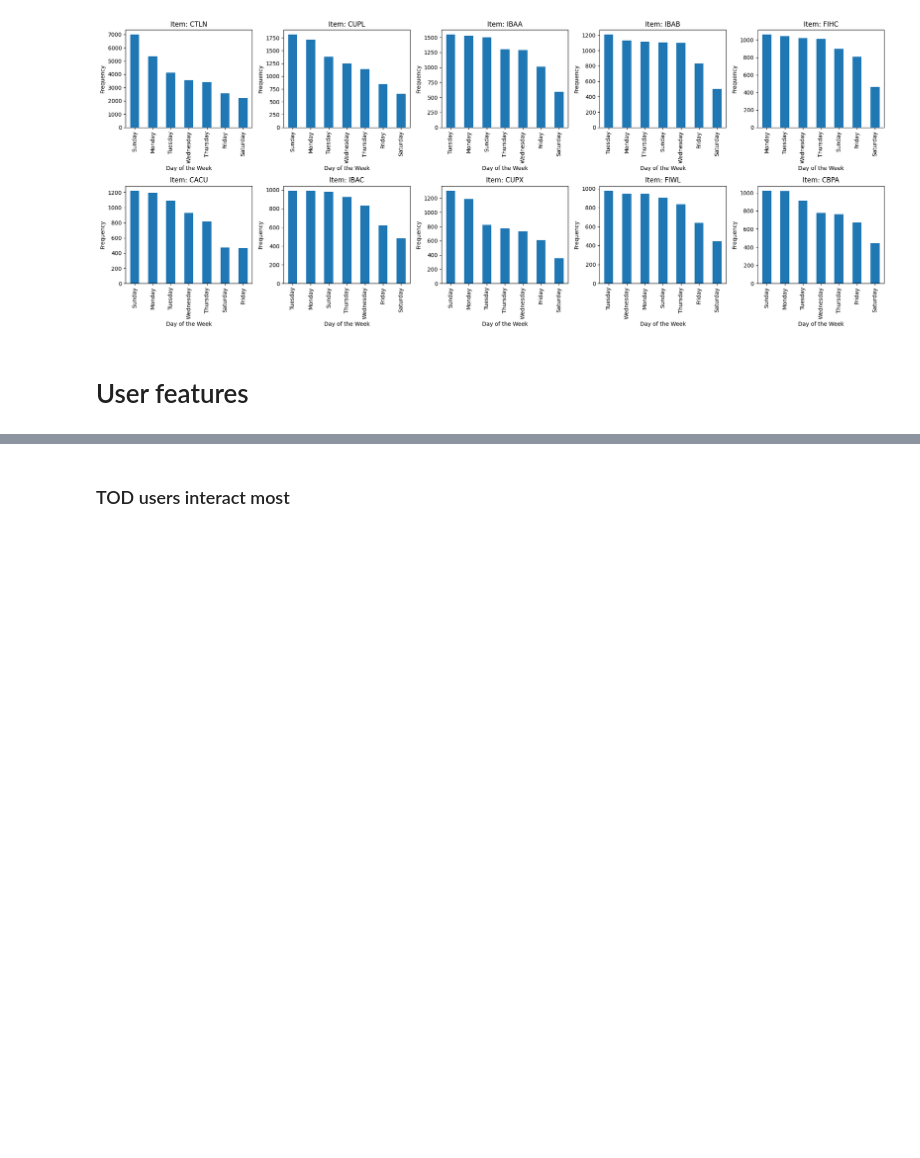
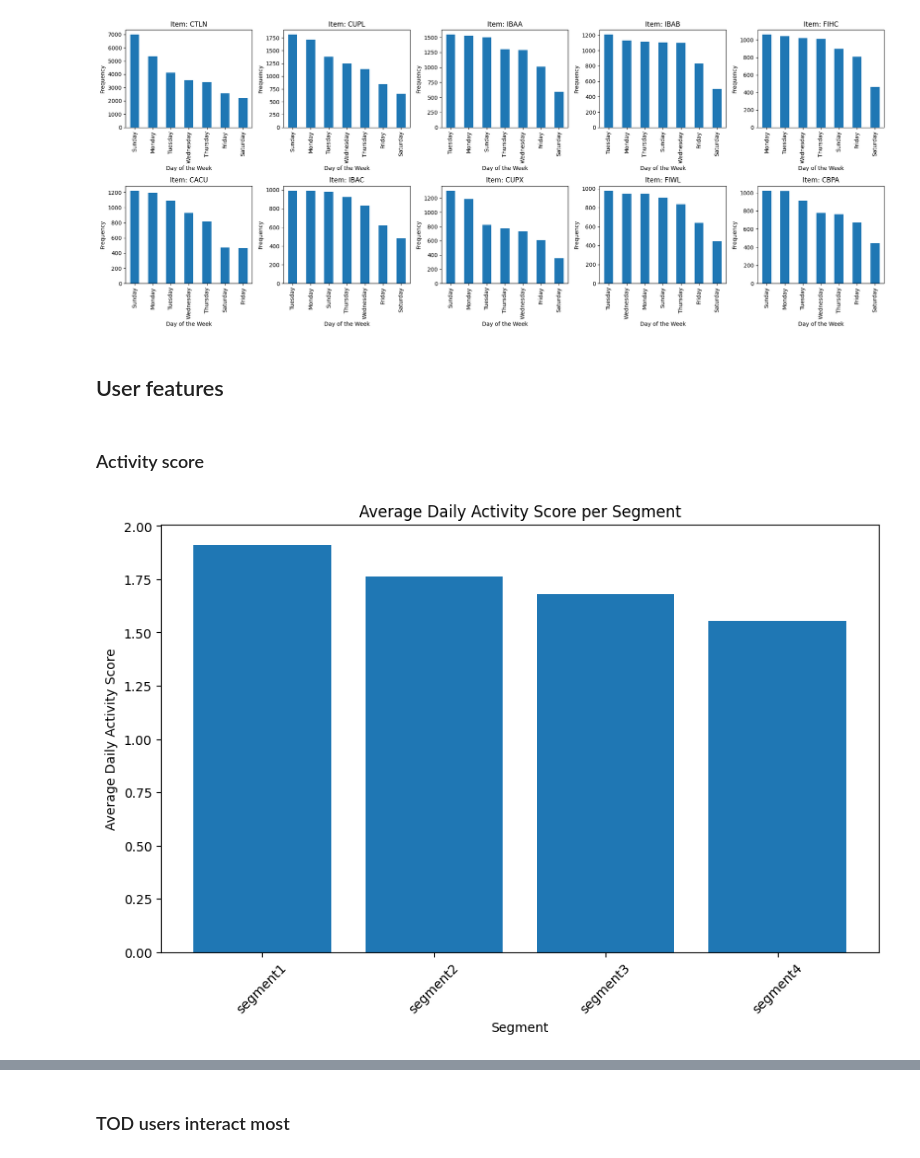
Before and after one commit to lizesteyn/FNBdataquest, a Jupyter notebook: LightFM_eda.ipynb, the cells around one changed output, grey strips where cells are left out. Cells and saved outputs as stored; diff of their text form; code cells hidden in the pictures; blank space fills up the shorter version.

```diff
--- a/LightFM_eda.ipynb
+++ b/LightFM_eda.ipynb
@@ -250,4 +318,38 @@ plt.show()
 # %% [output]
 [figure]
 # %% [markdown]
-# User features
+## User features
+# %% [markdown]
+### Activity score
+# %%
+# Add user daily activity score:
+# On days that they are active, how many interactions do they make?
+# Convert int_date to datetime
+data['int_date'] = pd.to_datetime(data['int_date'], format='%d%b%Y')
+
+# Group by idcol to calculate total interactions and unique active days
+user_interactions = data.groupby('idcol').size().reset_index(name='total_interactions')
+active_days = data.groupby('idcol')['int_date'].nunique().reset_index(name='unique_active_days')
+
+# Merge the results to calculate daily_activity_score
+user_activity = pd.merge(user_interactions, active_days, on='idcol')
+user_activity['daily_activity_score'] = user_activity['total_interactions'] / user_activity['unique_active_days']
+
+# Merge the daily_activity_score back to the original DataFrame
+data2 = pd.merge(data, user_activity[['idcol', 'daily_activity_score']], on='idcol', how='left')
+
+data2.head(10)
+
+# Calculate the mean daily activity score per segment
+segment_activity_rate = data2.groupby('segment')['daily_activity_score'].mean().reset_index()
+
+# Plot the activity score per segment
+plt.figure(figsize=(10, 6))
+plt.bar(segment_activity_rate['segment'], segment_activity_rate['daily_activity_score'])
+plt.xlabel('Segment')
+plt.ylabel('Average Daily Activity Score')
+plt.title('Average Daily Activity Score per Segment')
+plt.xticks(rotation=45)
+plt.show()
+# %% [output]
+[figure, added]
```
Also changed, not shown: parts of 10 cells of this notebook.
